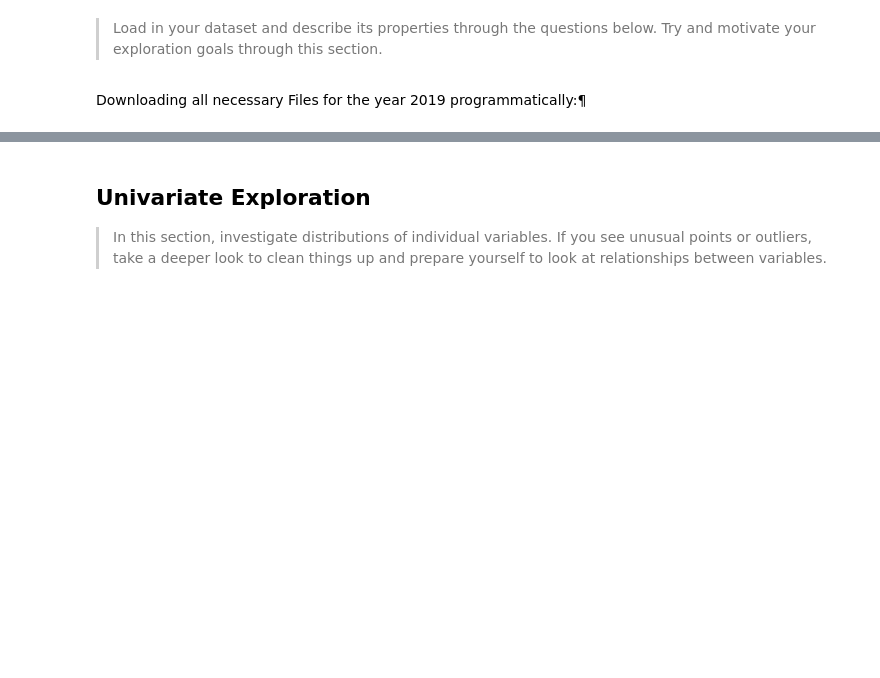
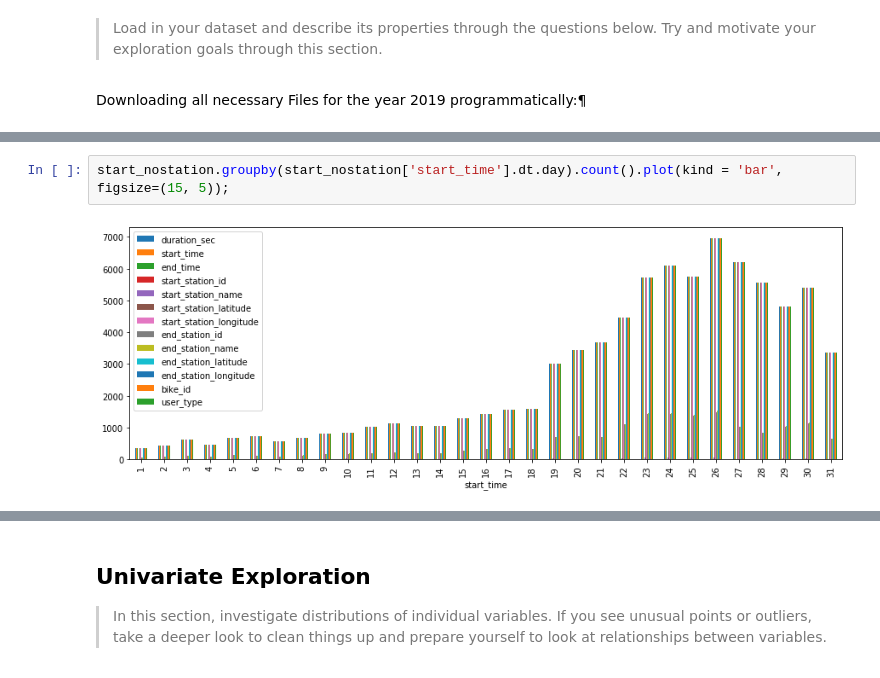
Before and after one commit to chpolyzo/DAND, a Jupyter notebook: fifth_project/exploration.ipynb, the cells around one changed output, grey strips where cells are left out. Saved outputs shown, nothing was run; the diff lists cells and outputs as text; blank space fills up the shorter version.

```diff
--- a/fifth_project/exploration.ipynb
+++ b/fifth_project/exploration.ipynb
@@ -226,0 +446,4 @@ Wall time: 9.13 s
+# %%
+start_nostation.groupby(start_nostation['start_time'].dt.day).count().plot(kind = 'bar', figsize=(15, 5));
+# %% [output]
+[figure, added]
```
Also changed, not shown: parts of 31 cells of this notebook.
